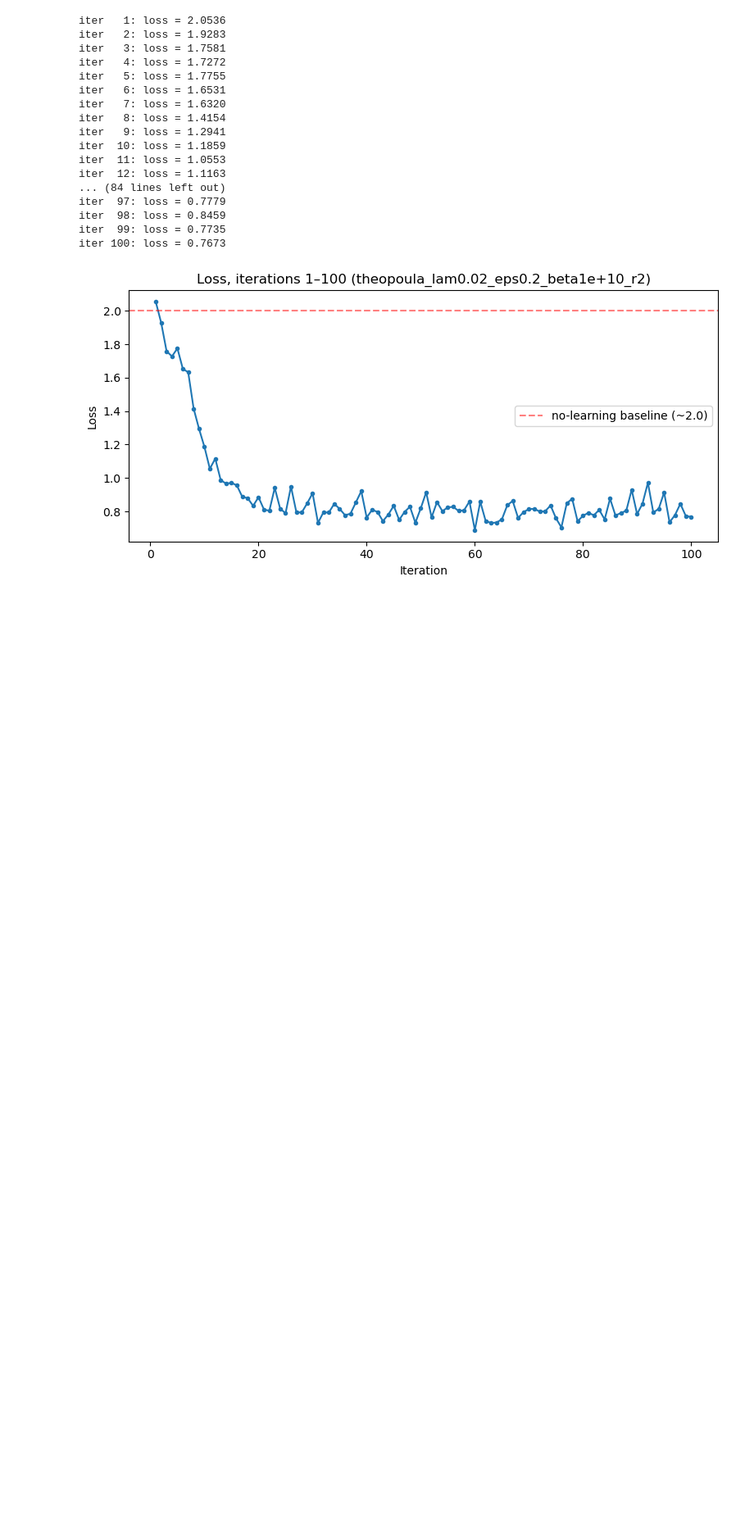
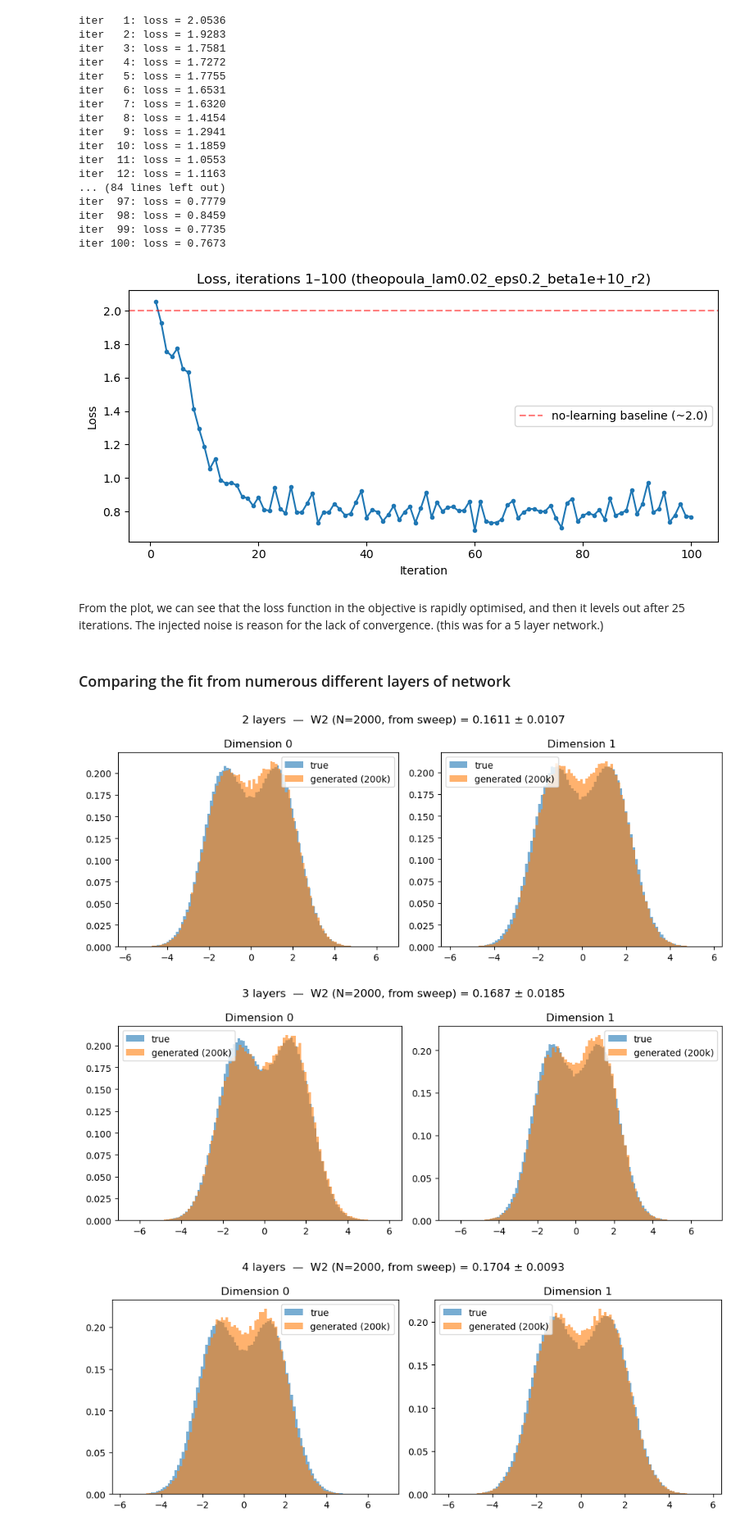
Before and after one commit to kylemcgillivray/Masters-Dissertation, a Jupyter notebook: display.ipynb, the cells around one changed output. Shown at 82% size. Cells and saved outputs as stored; diff of their text form; code cells hidden in the pictures; blank space fills up the shorter version.

```diff
--- a/display.ipynb
+++ b/display.ipynb
@@ -333,3 +333,7 @@ iter  98: loss = 0.8459
 iter  99: loss = 0.7735
 iter 100: loss = 0.7673
 [figure]
+# %% [markdown]
+From the plot, we can see that the loss function in the objective is rapidly optimised, and then it levels out after 25 iterations. The injected noise is reason for the lack of convergence. (this was for a 5 layer network.)
+# %% [markdown]
+### Comparing the fit from numerous different layers of network
@@ -335,0 +362,30 @@ iter 100: loss = 0.7673
+# %%
+# ------------------------------------------------------------
+# For each depth: rebuild the network from its saved state dict,
+# draw 200,000 samples, and plot true vs generated per dimension.
+# One figure per depth.
+# ------------------------------------------------------------
+for tag, res in sorted(results.items(), key=lambda kv: kv[1]["n_layers"]):
+    n_layers = res["n_layers"]
+    hidden_dims = res["hidden_dims"]
+
+    net = fct.ScoreNetDeep(d=d, hidden_dims=hidden_dims).to(device)
+    net.load_state_dict(res["net_state"])
+
+    samples_200k = fct.euler_maruyama_sample_nn_batch(
+        net, gamma=0.001, T=T, d=d, N_samples=N_SAMPLES, device=device
+    )
+
+    fig, axes = plt.subplots(1, d, figsize=(5 * d, 4))
+    for i in range(d):
+        axes[i].hist(X_data_bimodal[:, i], bins=100, alpha=0.6, label="true", density=True)
+        axes[i].hist(samples_200k[:, i], bins=100, alpha=0.6, label=f"generated (200k)", density=True)
+        axes[i].set_title(f"Dimension {i}")
+        axes[i].legend()
+    plt.suptitle(f"{n_layers} layers  —  W2 (N=2000, from sweep) = {res['w2_mean']:.4f} ± {res['w2_std']:.4f}")
+    plt.tight_layout()
+    plt.show()
+# %% [output]
+[figure, added]
+[figure, added]
+[figure, added]
```
Also changed, not shown: parts of 2 cells of this notebook, 2 other files.
